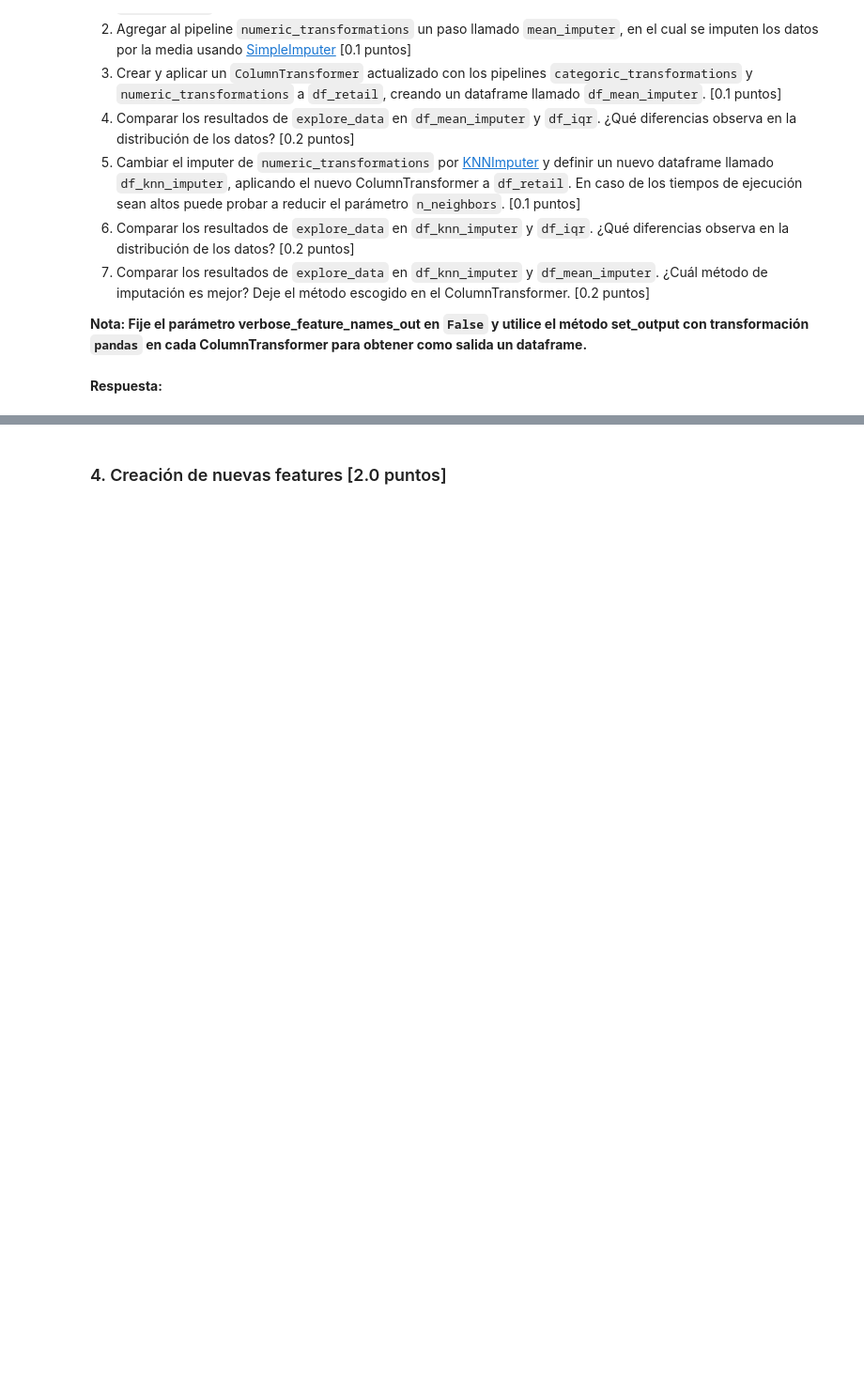
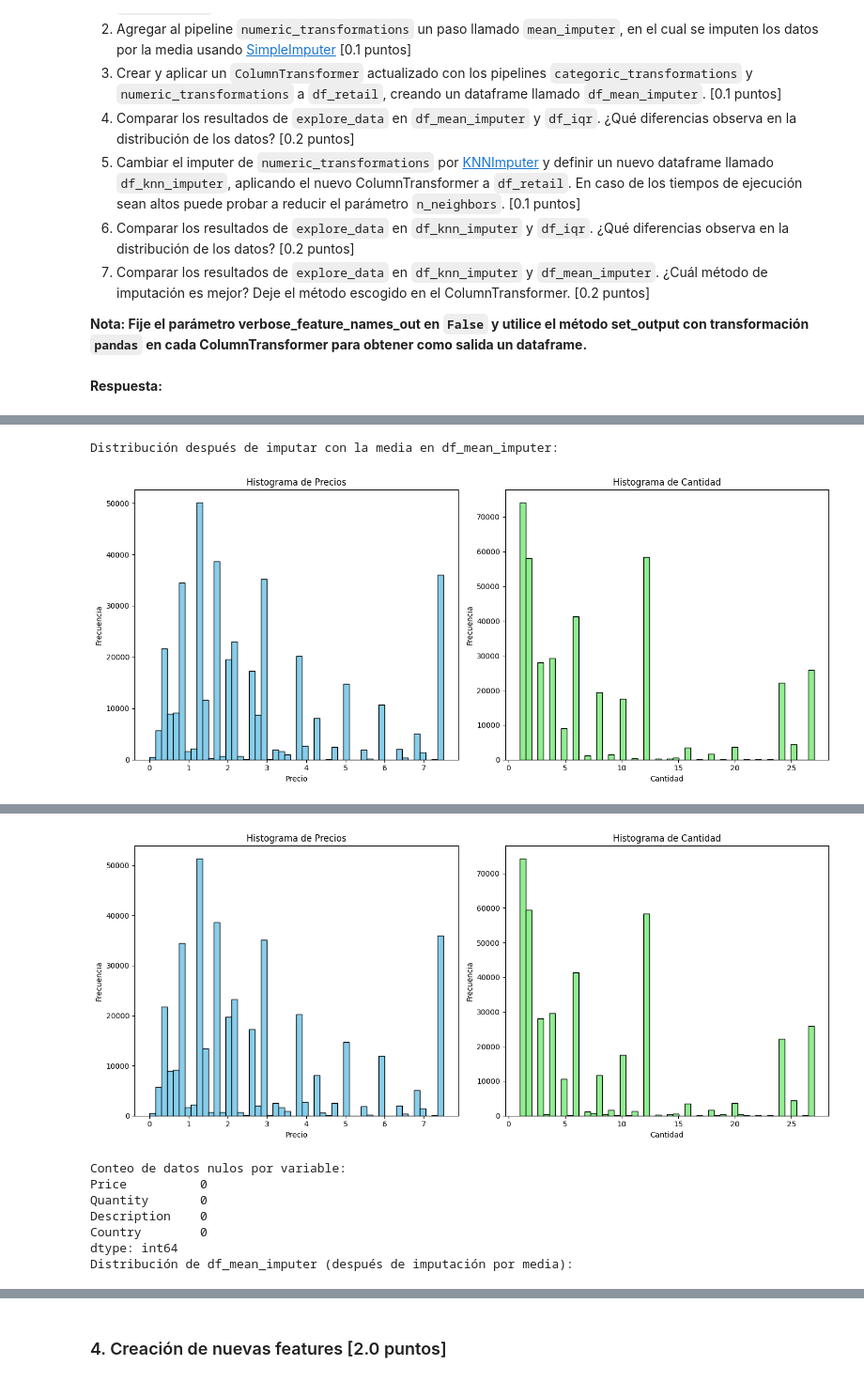
Before and after one commit to MacFarren/Lab-Farren-Rubina, a Jupyter notebook: Lab3/Lab3_Enunciado.ipynb, the cells around one changed output, grey strips where cells are left out. Shown at 94% size. Cells and saved outputs as stored; diff of their text form; code cells hidden in the pictures; blank space fills up the shorter version.

```diff
--- a/Lab3/Lab3_Enunciado.ipynb
+++ b/Lab3/Lab3_Enunciado.ipynb
@@ -323,0 +505,72 @@ Para continuar con la limpieza del dataframe usted decide imputar los datos nulo
+# %%
+# Definir las columnas a transformar
+numerical_columns = ['Price', 'Quantity']  # Columnas numéricas
+categorical_columns = ['Description', 'Country']  # Columnas categóricas
+
+# Función para limitar los outliers usando IQR con clip()
+def clip_outliers(df, cols, q1=0.25, q3=0.75, lambda_=1.5):
+    # Calcular el rango intercuartil (IQR)
+    IQR = df[cols].quantile(q3) - df[cols].quantile(q1)
+    lower_bound = df[cols].quantile(q1) - lambda_ * IQR
+    upper_bound = df[cols].quantile(q3) + lambda_ * IQR
+    # Limitar los valores fuera de los límites usando clip
+    df[cols] = df[cols].clip(lower=lower_bound, upper=upper_bound, axis=1)
+    return df
+
+#Primero, limitamos los outliers con clip
+df_clipped = clip_outliers(df_retail, numerical_columns)
+
+# Definir el pipeline para imputación de datos faltantes
+categoric_transformations = Pipeline([
+    ('mode_imputer', SimpleImputer(strategy='most_frequent'))  # Imputar con la categoría más frecuente
+])
+
+numeric_transformations = Pipeline([
+    ('mean_imputer', SimpleImputer(strategy='mean'))  # Imputación por la media para datos numéricos
+])
+
+# Crear el ColumnTransformer para imputación
+column_transformer = ColumnTransformer(
+    transformers=[
+        ('numerical', numeric_transformations, numerical_columns),  # Imputar las columnas numéricas
+        ('categorical', categoric_transformations, categorical_columns)  # Imputación para las variables categóricas
+    ],
+    remainder='passthrough',  # Las columnas no transformadas se dejan sin cambios
+    verbose_feature_names_out=False  # No utilizar prefijos de transformación en los nombres de las columnas
+)
+
+column_transformer.set_output(transform='pandas')  # Configurar la salida como DataFrame
+
+# Aplicar el ColumnTransformer a df_clipped (aplicamos imputación después de recortar outliers)
+df_mean_imputer = column_transformer.fit_transform(df_clipped)
+
+# Visualizar los cambios después de la imputación
+print("Distribución después de imputar con la media en df_mean_imputer:")
+explore_data(df_mean_imputer)  # Visualizar los cambios en la distribución después de imputación
+
+# Cambiar el imputador de numeric_transformations por KNNImputer y crear un nuevo dataframe
+numeric_transformations_knn = Pipeline([
+    ('knn_imputer', KNNImputer(n_neighbors=3))  # Imputación con KNN
+])
+
+# Crear el nuevo ColumnTransformer con KNNImputer
+column_transformer_knn = ColumnTransformer([
+    ('numerical', numeric_transformations_knn, numerical_columns),
+    ('categorical', categoric_transformations, categorical_columns)
+], verbose_feature_names_out=False)
+
+column_transformer_knn.set_output(transform='pandas')  # Configurar la salida como DataFrame
+
+# Aplicar el ColumnTransformer con KNNImputer a df_clipped
+df_knn_imputer = column_transformer_knn.fit_transform(df_clipped)
+
+# Comparar la distribución de los datos en df_knn_imputer y df_mean_imputer
+print("Distribución después de imputar con KNNImputer:")
+explore_data(df_knn_imputer)  # Ver la distribución en df_knn_imputer
+
+# Comparar los resultados entre df_knn_imputer y df_mean_imputer
+print("Distribución de df_mean_imputer (después de imputación por media):")
+explore_data(df_mean_imputer)  # Ver la distribución en df_mean_imputer
+# %% [output]
+Distribución después de imputar con la media en df_mean_imputer:
+[figure, added]
@@ -323,0 +588,8 @@ Para continuar con la limpieza del dataframe usted decide imputar los datos nulo
+[figure, added]
+Conteo de datos nulos por variable:
+Price          0
+Quantity       0
+Description    0
+Country        0
+dtype: int64
+Distribución de df_mean_imputer (después de imputación por media):
```
Also changed, not shown: parts of 36 cells of this notebook.
